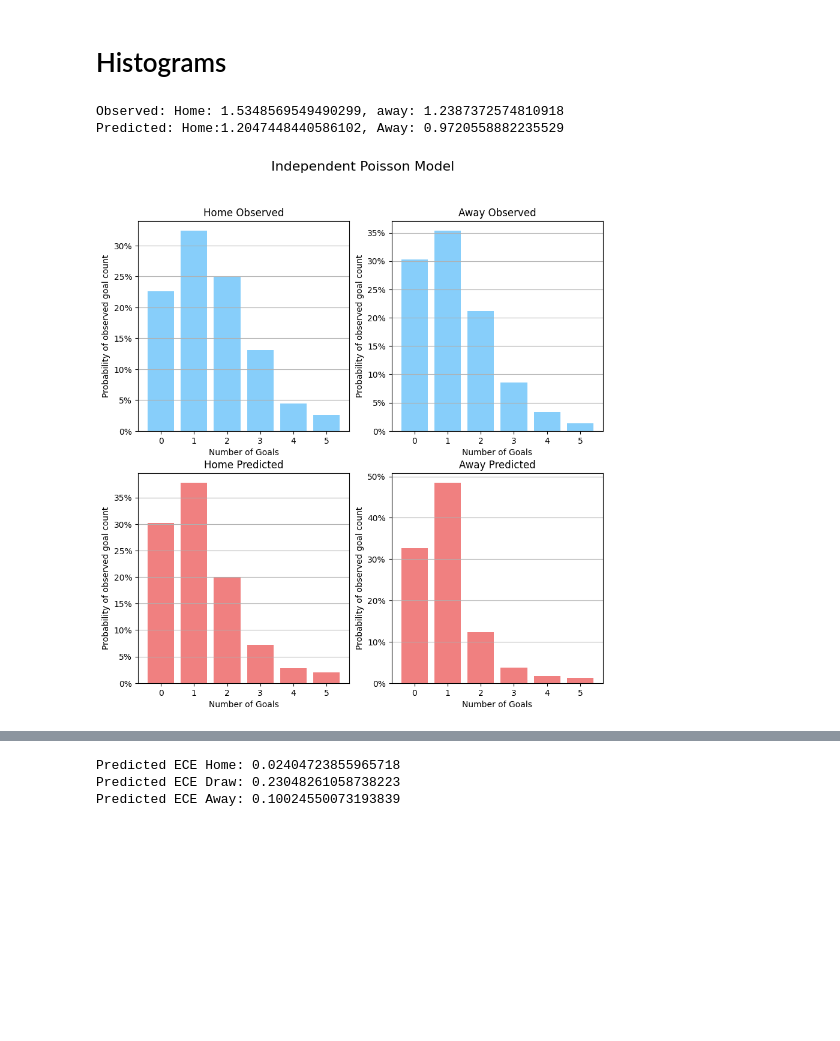
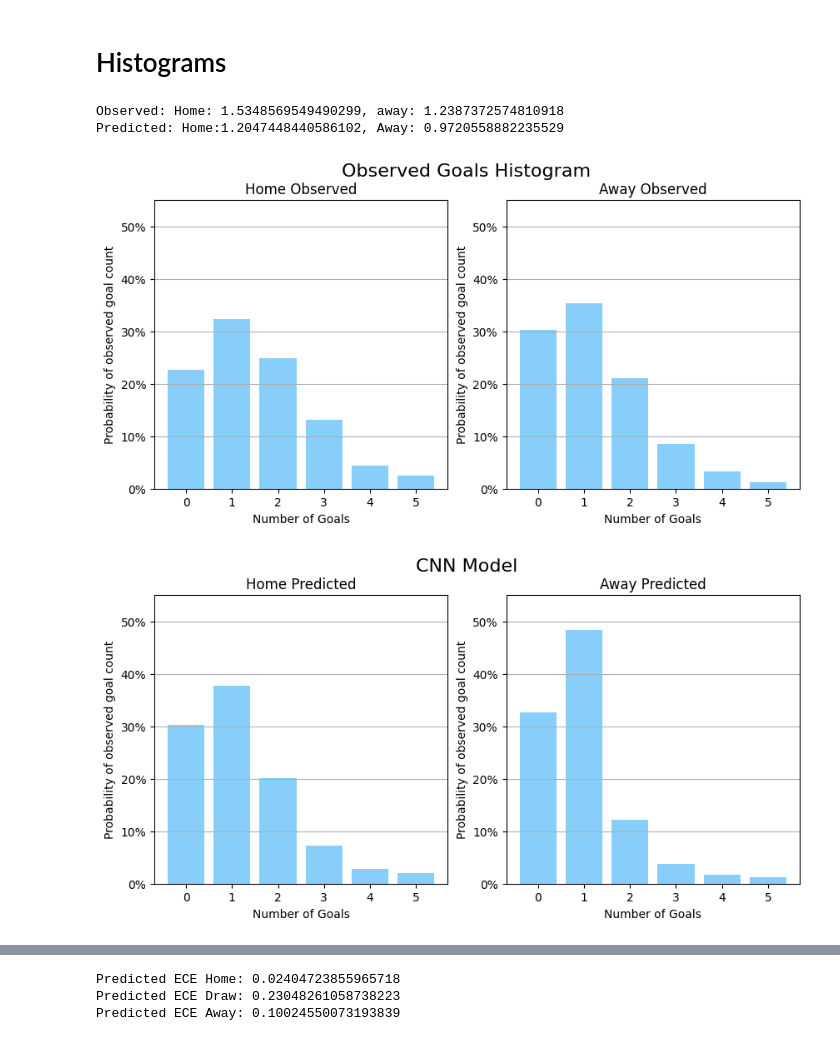
Before and after one commit to s-morten/packing-report, a Jupyter notebook: xT-impact/dnn/nn_cnn.ipynb, the cells around one changed output, grey strips where cells are left out. Saved outputs shown, nothing was run; the diff lists cells and outputs as text; code cells hidden in the pictures; blank space fills up the shorter version.

```diff
--- a/xT-impact/dnn/nn_cnn.ipynb
+++ b/xT-impact/dnn/nn_cnn.ipynb
@@ -388,69 +601,77 @@ for game_idx in range(len(predictions_home)):
     )
     away_hist, bin_edges = np.histogram(
         np.array(predictions_away[game_idx], dtype=int), [0, 1, 2, 3, 4, 5, 6]
     )
     home_histograms.append(home_hist)
     away_histograms.append(away_hist)
 
 home_cum_hist = np.sum(home_histograms, axis=0)
 away_cum_hist = np.sum(away_histograms, axis=0)
 
 if True: # draw histograms
     his_h, _ = np.histogram(train_data.home_score, [0, 1, 2, 3, 4, 5, 6])
     his_a, _ = np.histogram(train_data.away_score, [0, 1, 2, 3, 4, 5, 6])
-    fig, (ax1, ax2) = plt.subplots(2, 2)
-    fig.set_size_inches(10, 10)
-    fig.suptitle("Independent Poisson Model", fontsize=16)
-    ax1[0].bar(np.arange(len(his_h)), his_h / np.sum(his_h), color="lightskyblue")
-    ax1[0].set_title("Home Observed")
-    ax1[0].set_xlabel("Number of Goals")
-    ax1[0].set_ylabel("Probability of observed goal count")
-    ax1[0].get_yaxis().set_major_formatter(
+    fig, (ax1, ax2) = plt.subplots(1, 2)
+    fig.set_size_inches(10, 4.5)
+    fig.suptitle("Observed Goals Histogram", fontsize=16)
+    ax1.bar(np.arange(len(his_h)), his_h / np.sum(his_h), color="lightskyblue")
+    ax1.set_title("Home Observed")
+    ax1.set_xlabel("Number of Goals")
+    ax1.set_ylabel("Probability of observed goal count")
+    ax1.get_yaxis().set_major_formatter(
         matplotlib.ticker.FuncFormatter(lambda x, p: format(int(x * 100), ",") + "%")
     )
-    ax1[0].grid(axis="y")
+    ax1.grid(axis="y")
+    ax2.bar(np.arange(len(his_a)), his_a / np.sum(his_a), color="lightskyblue")
+    ax2.set_title("Away Observed")
+    ax2.set_xlabel("Number of Goals")
+    ax2.set_ylabel("Probability of observed goal count")
+    ax2.get_yaxis().set_major_formatter(
+        matplotlib.ticker.FuncFormatter(lambda x, p: format(int(x * 100), ",") + "%")
+    )
+    ax2.grid(axis="y")
+    ax2.set_ylim([0,0.55])
+    ax1.set_ylim([0,0.55])
 
-    ax2[0].bar(
+
+    fig, (ax1, ax2) = plt.subplots(1, 2)
+    fig.set_size_inches(10, 4.5)
+    fig.suptitle("CNN Model", fontsize=16)
+    ax1.bar(
         np.arange(len(home_cum_hist)),
         home_cum_hist / np.sum(home_cum_hist),
-        color="lightcoral",
+        color="lightskyblue",
     )
-    ax2[0].set_title("Home Predicted")
-    ax2[0].set_xlabel("Number of Goals")
-    ax2[0].set_ylabel("Probability of observed goal count")
-    ax2[0].get_yaxis().set_major_formatter(
+    ax1.set_title("Home Predicted")
+    ax1.set_xlabel("Number of Goals")
+    ax1.set_ylabel("Probability of observed goal count")
+    ax1.get_yaxis().set_major_formatter(
         matplotlib.ticker.FuncFormatter(lambda x, p: format(int(x * 100), ",") + "%")
     )
-    ax2[0].grid(axis="y")
-
-    ax1[1].bar(np.arange(len(his_a)), his_a / np.sum(his_a), color="lightskyblue")
-    ax1[1].set_title("Away Observed")
-    ax1[1].set_xlabel("Number of Goals")
-    ax1[1].set_ylabel("Probability of observed goal count")
-    ax1[1].get_yaxis().set_major_formatter(
+    ax1.grid(axis="y")
+    ax2.bar(
+        np.arange(len(away_cum_hist)),
+        away_cum_hist / np.sum(away_cum_hist),
+        color="lightskyblue",
+    )
+    ax2.set_title("Away Predicted")
+    ax2.set_xlabel("Number of Goals")
+    ax2.set_ylabel("Probability of observed goal count")
+    ax2.get_yaxis().set_major_formatter(
         matplotlib.ticker.FuncFormatter(lambda x, p: format(int(x * 100), ",") + "%")
     )
-    ax1[1].grid(axis="y")
+    ax2.grid(axis="y")
+    ax2.set_ylim([0,0.55])
+    ax1.set_ylim([0,0.55])
 
-    ax2[1].bar(
-        np.arange(len(away_cum_hist)),
-        away_cum_hist / np.sum(away_cum_hist),
-        color="lightcoral",
-    )
-    ax2[1].set_title("Away Predicted")
-    ax2[1].set_xlabel("Number of Goals")
-    ax2[1].set_ylabel("Probability of observed goal count")
-    ax2[1].get_yaxis().set_major_formatter(
-        matplotlib.ticker.FuncFormatter(lambda x, p: format(int(x * 100), ",") + "%")
-    )
-    ax2[1].grid(axis="y")
 
 print(f"Observed: Home: {np.mean(train_data.home_score)}, away: {np.mean(train_data.away_score)}")
 print(f"Predicted: Home:{np.sum([x * idx for idx, x in enumerate(home_cum_hist)]) / np.sum(home_cum_hist)}, Away: {np.sum([x * idx for idx, x in enumerate(away_cum_hist)]) / np.sum(away_cum_hist)}")
 # %% [output]
 Observed: Home: 1.5348569549490299, away: 1.2387372574810918
 Predicted: Home:1.2047448440586102, Away: 0.9720558882235529
-[figure, old version]
+[figure, new version]
+[figure, added]
 # %%
 if True:
     # actual
```
Also changed, not shown: parts of 4 cells of this notebook, 3 other files.
